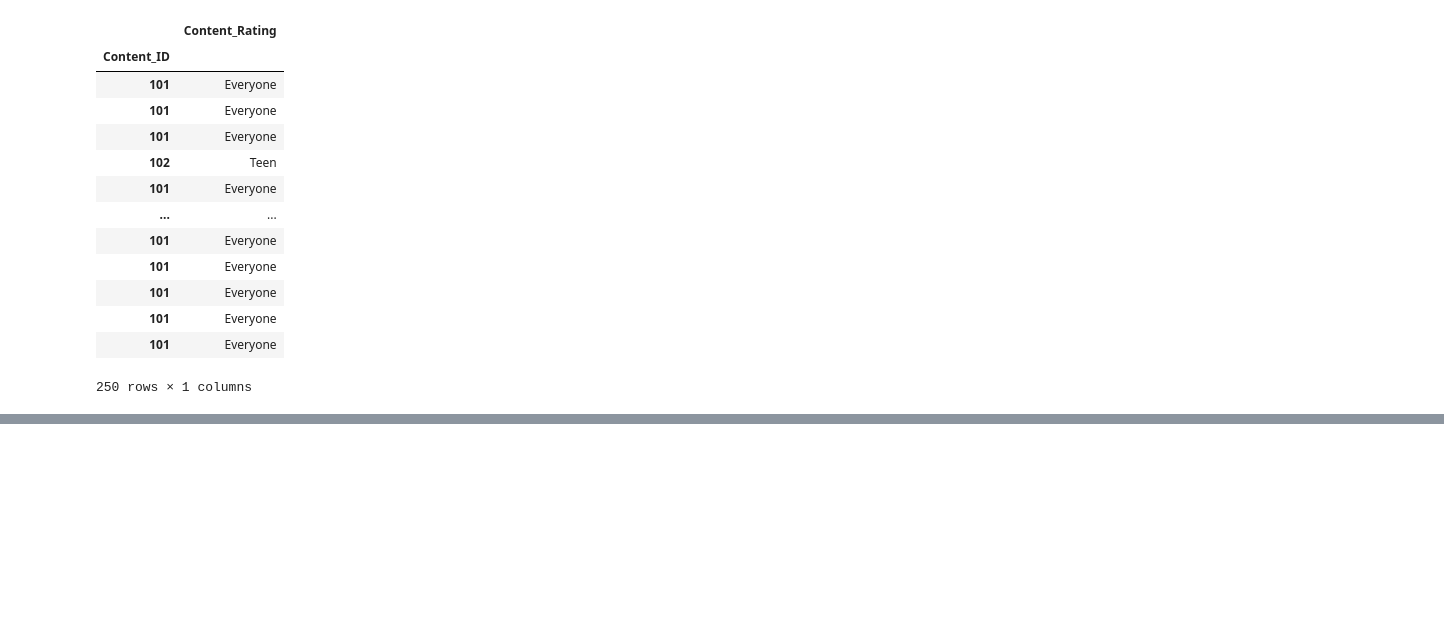
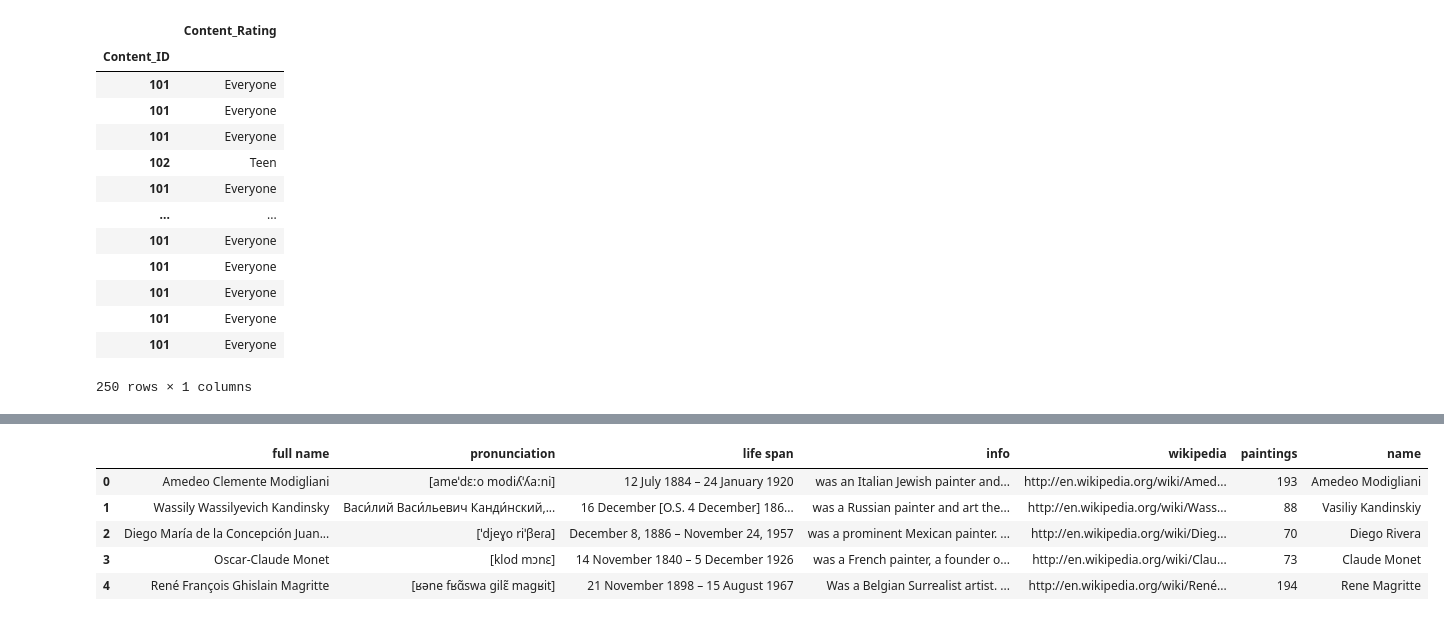
Before and after one commit to ecoplayer/sandbox, a Jupyter notebook: load_excel_&_json_pandas.ipynb, the cells around one changed output, grey strips where cells are left out. Saved outputs shown, nothing was run; the diff lists cells and outputs as text; code cells hidden in the pictures; blank space fills up the shorter version.

```diff
--- a/Excel_files_pandas.ipynb
+++ b/load_excel_&_json_pandas.ipynb
@@ -99,0 +113,5 @@ content_id_df
+# %%
+with open('data/artists.json') as file: # Maybe you may need to specify the encoding="utf8"
+    json_dict = json.load(file)
+
+#json_dict
@@ -99,0 +153,13 @@ content_id_df
+# %%
+#unpack
+biography = json_normalize(json_dict,
+                           record_path='bio',
+                           meta=['name'])
+biography
+# %% [output]
+|  | full name | pronunciation | life span | info | wikipedia | paintings | name |
+| 0 | Amedeo Clemente Modigliani | [ameˈdɛːo modiʎˈʎaːni] | 12 July 1884 – 24 January 1920 | was an Italian Jewish painter and... | http://en.wikipedia.org/wiki/Amed... | 193 | Amedeo Modigliani |
+| 1 | Wassily Wassilyevich Kandinsky | Васи́лий Васи́льевич Канди́нский,... | 16 December [O.S. 4 December] 186... | was a Russian painter and art the... | http://en.wikipedia.org/wiki/Wass... | 88 | Vasiliy Kandinskiy |
+| 2 | Diego María de la Concepción Juan... | [ˈdjeɣo riˈβeɾa] | December 8, 1886 – November 24, 1957 | was a prominent Mexican painter. ... | http://en.wikipedia.org/wiki/Dieg... | 70 | Diego Rivera |
+| 3 | Oscar-Claude Monet | [klod mɔnɛ] | 14 November 1840 – 5 December 1926 | was a French painter, a founder o... | http://en.wikipedia.org/wiki/Clau... | 73 | Claude Monet |
+| 4 | René François Ghislain Magritte | [ʁəne fʁɑ̃swa ɡilɛ̃ maɡʁit] | 21 November 1898 – 15 August 1967 | Was a Belgian Surrealist artist. ... | http://en.wikipedia.org/wiki/René... | 194 | Rene Magritte |
```
Also changed, not shown: parts of 6 cells of this notebook, 1 other file.
